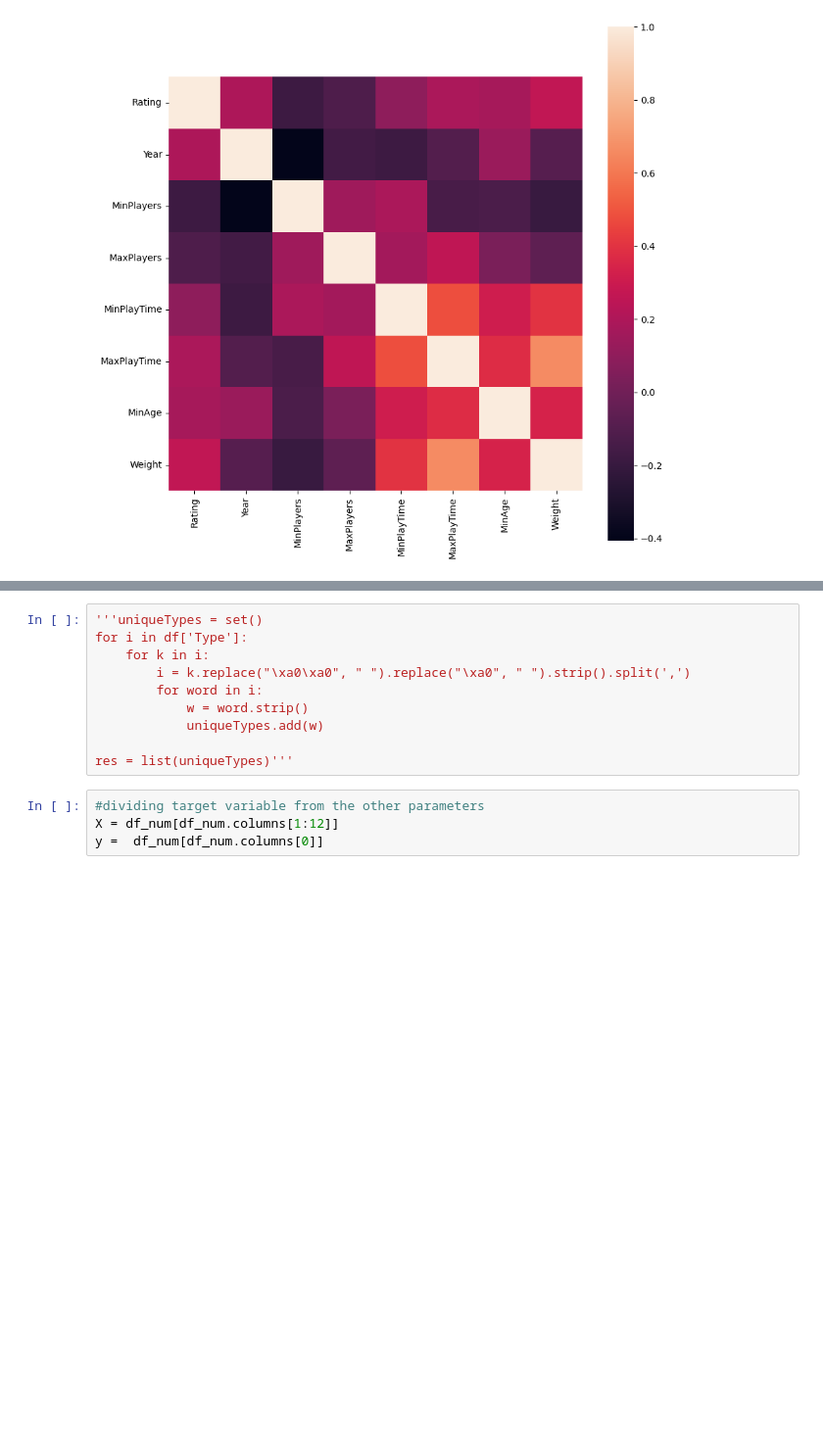
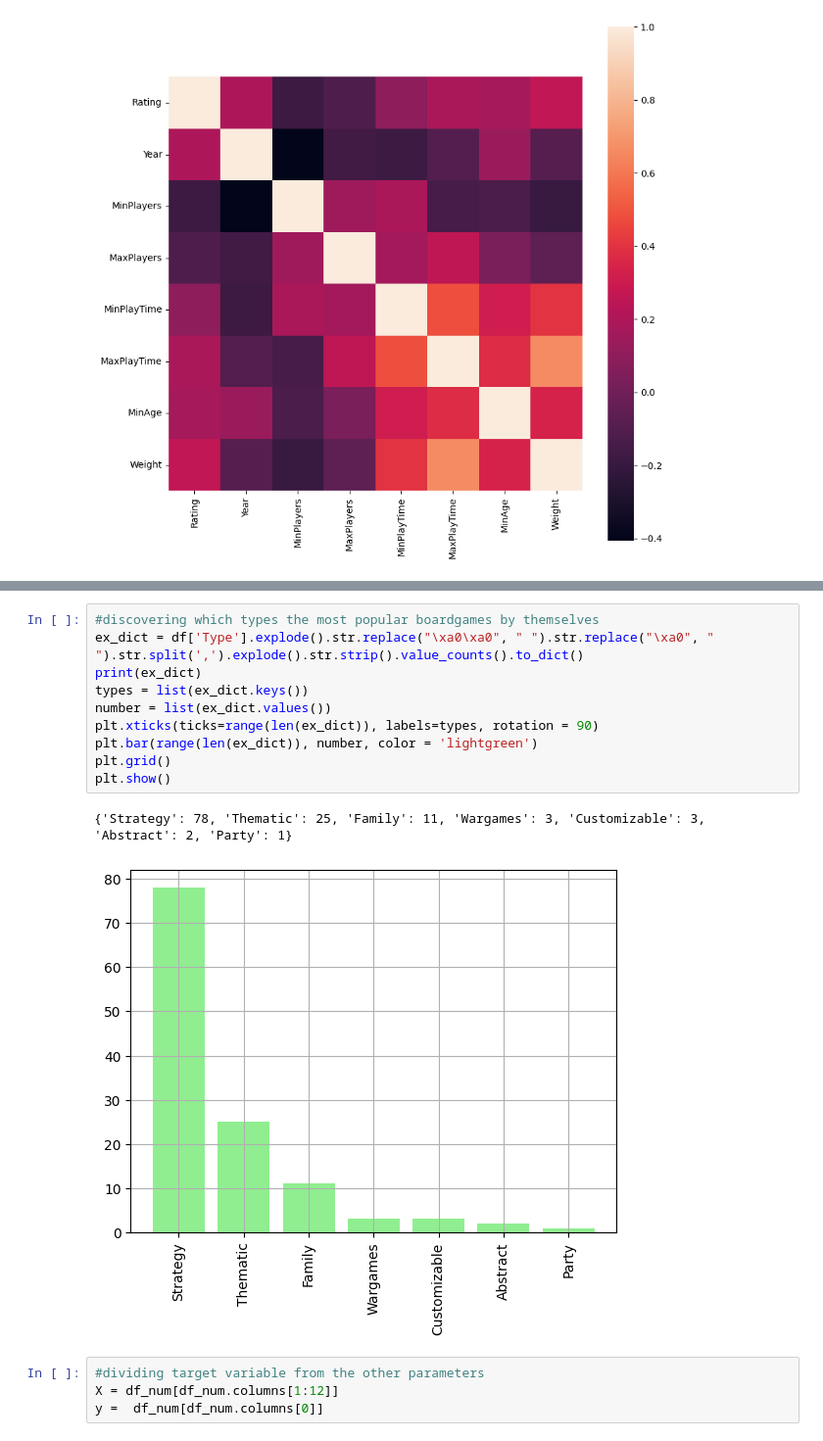
Before and after one commit to molnedit4/bg100_project, a Jupyter notebook: bg100_notebook.ipynb, the cells around one changed output, grey strips where cells are left out. Shown at 98% size. Cells and saved outputs as stored; diff of their text form; blank space fills up the shorter version.

```diff
--- a/bg100_notebook.ipynb
+++ b/bg100_notebook.ipynb
@@ -107,16 +107,19 @@ plt.show()
 # %% [output]
 {'Strategy': 59, 'Thematic': 12, 'Strategy, Thematic': 11, 'Family, Strategy': 6, 'Family': 3, 'Strategy, Wargames': 2, 'Customizable': 2, 'Abstract, Family': 2, 'Thematic, Wargames': 1, 'Customizable ...
 [figure]
-# %%
-'''uniqueTypes = set()
-for i in df['Type']:
-    for k in i:
-        i = k.replace("\xa0\xa0", " ").replace("\xa0", " ").strip().split(',')
-        for word in i:
-            w = word.strip()
-            uniqueTypes.add(w)
-
-res = list(uniqueTypes)'''
+# %%
+#discovering which types the most popular boardgames by themselves
+ex_dict = df['Type'].explode().str.replace("\xa0\xa0", " ").str.replace("\xa0", " ").str.split(',').explode().str.strip().value_counts().to_dict()
+print(ex_dict)
+types = list(ex_dict.keys())
+number = list(ex_dict.values())
+plt.xticks(ticks=range(len(ex_dict)), labels=types, rotation = 90)
+plt.bar(range(len(ex_dict)), number, color = 'lightgreen')
+plt.grid()
+plt.show()
+# %% [output]
+{'Strategy': 78, 'Thematic': 25, 'Family': 11, 'Wargames': 3, 'Customizable': 3, 'Abstract': 2, 'Party': 1}
+[figure, added]
 # %%
 #dividing target variable from the other parameters
 X = df_num[df_num.columns[1:12]]
```
Also changed, not shown: parts of 5 cells of this notebook.
